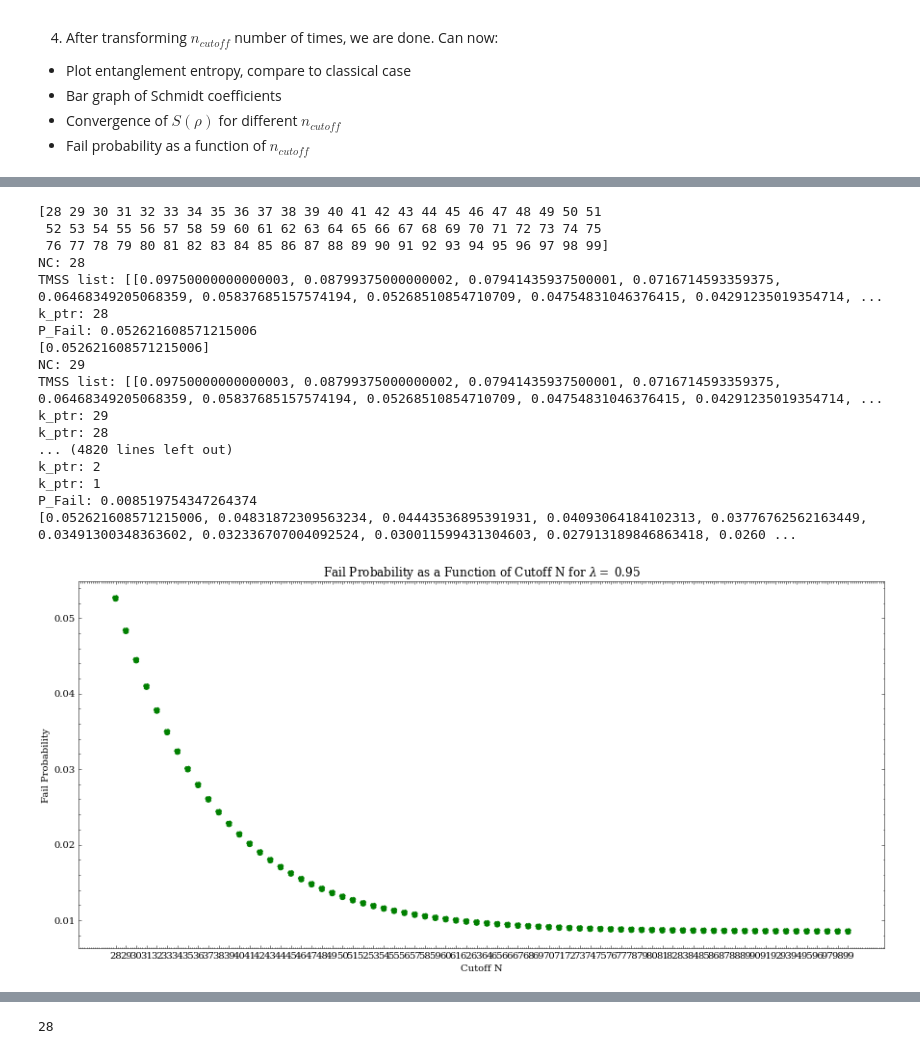
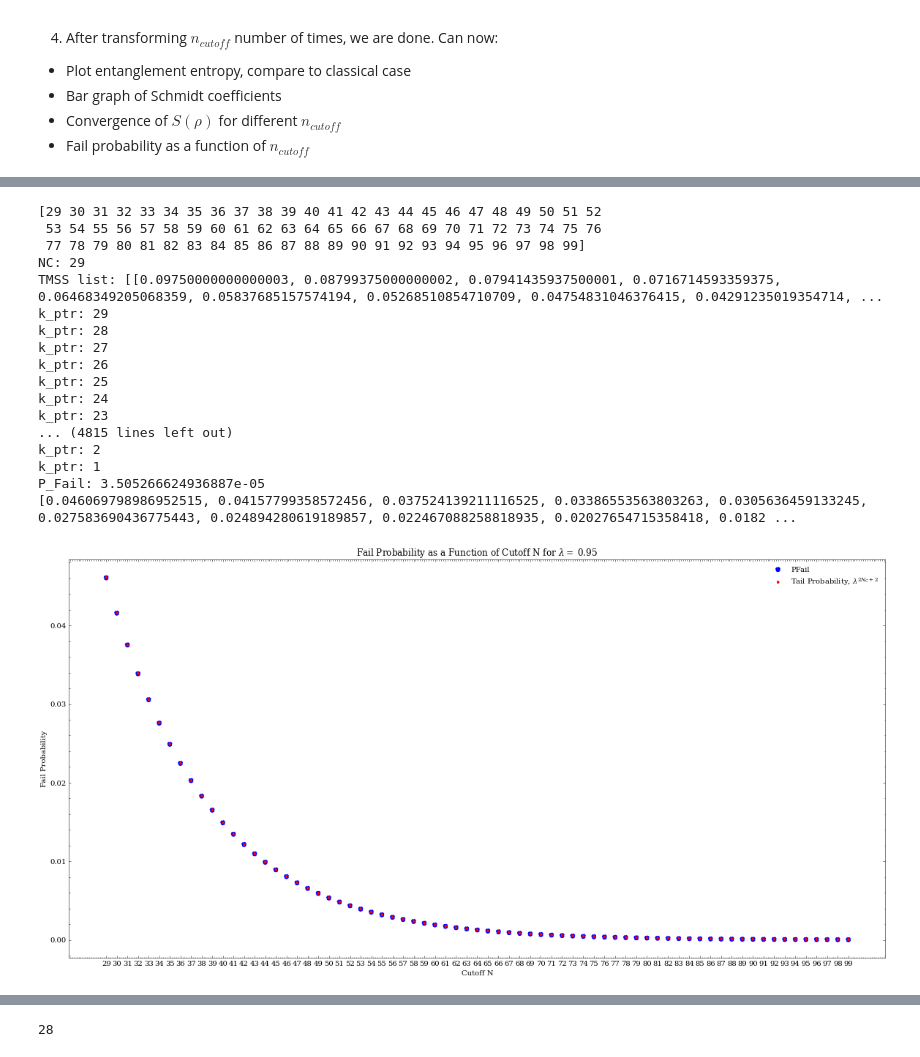
Before and after one commit to Ruchir555/State-Transfer-between-CV-Bosonic-Modes-and-Qubits, a Jupyter notebook: T_parameter_finder.ipynb, the cells around one changed output, grey strips where cells are left out. Cells and saved outputs as stored; diff of their text form; code cells hidden in the pictures.

```diff
--- a/T_parameter_finder.ipynb
+++ b/T_parameter_finder.ipynb
@@ -1064,6 +1067,8 @@ sin_2delta(0.85)
 # %% [output]
 0.9030064817182014
 # %%
+%matplotlib inline
+from matplotlib.ticker import MaxNLocator
 # Plot sin(gamma) for the Hop, transition, and NN in one plot:
 # 1) Write lambda
 # 2) Find the transition N (N_t)
@@ -1071,7 +1076,7 @@ sin_2delta(0.85)
 # 4) N=Nt and onwards use the Transition/NN expression. Plot a few rounds of NN (since it's constant)
 
 # Write lambda, find Nt
-lamb_pick = 0.98 #pick a lambda
+lamb_pick = 0.75 #pick a lambda
 Nt_lambpick = find_Transition_N(lamb_pick)
 
 # Fill sin(gamma) list
@@ -1101,11 +1106,15 @@ print(N_list)
 
 # Plot
 plt.plot(N_list, sin_gamma_list) #delta_list
-plt.rcParams['figure.figsize'] = [15, 7]  #width by height in inches
+plt.rcParams['figure.figsize'] = [20, 10]  #width by height in inches,[15, 7]
 plt.axvline(x=Nt_lambpick, label=r'$N_t$', c='r', ls = "--")
 plt.title(r"$\sin(\gamma)$ for $\lambda =$" + str(lamb_pick))
 plt.xlabel(r"N")
 plt.ylabel(r"$\sin(\gamma)$")  #\delta(\lambda)
+new_list = range(math.floor(min(N_list)), math.ceil(max(N_list))+1)
+# new_list = [1,2, 0, 0]  show only Nt (incomplete)
+plt.xticks(new_list)
+# ax.xaxis.set_major_locator(MaxNLocator(nbins=100,integer=True))
 plt.legend(loc = 'best')
 plt.show()
 # %% [output]
@@ -1237,8 +1246,8 @@ def t_parameters_2(x, y, checkMajorization = False, checkLength = True, print_va
 # Test Code:
 
 # 5D pseudo-TMS->Bell state case:
-lamb =  0.95 #2**(-1/4) + 0.01  #lambda = tanh(r), in this case lamb>=0.72 for majorization condition
-N_dim = find_Transition_N(lamb) + 7
+lamb =  0.75 #2**(-1/4) + 0.01  #lambda = tanh(r), in this case lamb>=0.72 for majorization condition
+N_dim = find_Transition_N(lamb) + 2
 # N = 1 + lamb**2 + lamb**4 + lamb**6 + lamb**8 #normalization
 # pseudoTMS5D = [1/N, lamb**2/N, lamb**4/N, lamb**6/N, lamb**8/N]
 pseudoTMSND = generateTMSSvector(atanh(lamb), N_dim)
@@ -1399,9 +1409,12 @@ def quantum_protocol(LAMB, n_cutoff): #transforms |r, n_cutoff> (truncated TMSS)
       print('k_ptr:', k_pointer)
       cos_squared_zeta = transformed_vector[k_pointer ] + transformed_vector[k_pointer-1 ]  #|n+1, n+1>, |nn> coefficients respectively
       sin_squared_gamma = 4*(LAMB**2 - LAMB**4)   #sin^2(gamma)
+      # sin_squared_gamma = (sin(arccos(2*transformed_vector[k_pointer ] -1)))**2   #sin^2(gamma)
       sin_squared_2delta = (sin_2delta(LAMB))**2  #sin^2(2delta)
-      lamb_plus = 0.5 * sqrt(1+sqrt(1-sin_squared_2delta*sin_squared_gamma))
-      lamb_minus = 0.5 * sqrt(1-sqrt(1-sin_squared_2delta*sin_squared_gamma))
+      # lamb_plus = 0.5 * sqrt(1+sqrt(1-sin_squared_2delta*sin_squared_gamma))  #why is the first sqrt here?
+      # lamb_minus = 0.5 * sqrt(1-sqrt(1-sin_squared_2delta*sin_squared_gamma)) #why is the first sqrt here?
+      lamb_plus = 0.5 * (1+sqrt(1-sin_squared_2delta*sin_squared_gamma))
+      lamb_minus = 0.5 * (1-sqrt(1-sin_squared_2delta*sin_squared_gamma))
       transformed_vector[k_pointer-1 ] = lamb_plus*(cos_squared_zeta)
       transformed_vector[k_pointer ] = lamb_minus*(cos_squared_zeta)
       transformed_TMSS_list.append(transformed_vector[:])
@@ -1423,15 +1436,19 @@ def quantum_protocol(LAMB, n_cutoff): #transforms |r, n_cutoff> (truncated TMSS)
   P_fail = 0  #initiate
   P_fail = 1-sum_arr_till_index(transformed_TMSS_list[-1], len(transformed_TMSS_list[-1]))
 
+  # Calculate P_success as |N|^2 = (alpha^2 + beta^2), where |psi> = N(alpha' |00> + beta' |11>) + |tail> after quantum transformation
+  P_success = 0 #initiate
+  P_success = sum_arr_till_index(transformed_TMSS_list[-1], len(transformed_TMSS_list[-1]))
 
-  return transformed_TMSS_list, P_fail
+  return transformed_TMSS_list, P_fail, P_success
 
 # Test Code:
-lamb_test = 0.95
-N_C = 35
-TMSS_list, PFail = quantum_protocol(lamb_test, N_C)
+lamb_test = 0.85
+N_C = find_Transition_N(lamb_test) +2
+TMSS_list, PFail, P_success = quantum_protocol(lamb_test, N_C)
 print("TMSS List: ", TMSS_list)
 print("P_fail: ", PFail)
+print("P_success: ", P_success)
 # generateTMSSvector(atanh(lamb_test), N_C)
 print('Nt:', find_Transition_N(lamb_test))
 # sum_arr_till_index(TMSS_list[-1], len(TMSS_list))
@@ -1527,45 +1590,50 @@ fig1.show()
 # Fail probability as a function of N_C:
 
 lambda_test = 0.95
-N_C_min = 28 #minimum N_C to run in code
+N_C_min = find_Transition_N(lambda_test) +1 #28 #minimum N_C to run in code
 N_C_max = 100
 N_C_lst = np.arange(N_C_min, N_C_max, 1) #generate lots of N_C
 print(N_C_lst)
 P_fail_lst = [] #initiate P_fail list
+Tail_fail_P_lst = [] #initiate getting the tail's probability list
 
 for i in range(0, len(N_C_lst)):
   TMSS_list_Q = []*(N_C_lst[i]+1) #initiate
   PFail_Q = 0 #initiate
   print('NC:', N_C_lst[i])
-  TMSS_list_Q, PFail_Q = quantum_protocol(lambda_test, N_C_lst[i])
+  TMSS_list_Q, PFail_Q, PSuccess_Q = quantum_protocol(lambda_test, N_C_lst[i])
   print('P_Fail:', PFail_Q)
   P_fail_lst.append(PFail_Q)
   print(P_fail_lst)
+  NC = N_C_lst[i]
+  Tail_fail_P_lst.append(lambda_test**(2*NC+2))
 
 # Plot:
 figP, axesP = plt.subplots(1,1)
-axesP.scatter(np.arange(0+N_C_min, len(N_C_lst)+N_C_min), P_fail_lst, color='green', linestyle='dashed', marker='o')
+axesP.scatter(np.arange(0+N_C_min, len(N_C_lst)+N_C_min), P_fail_lst, color='blue', linestyle='dashed', marker='o', label = 'PFail')
+axesP.scatter(np.arange(0+N_C_min, len(N_C_lst)+N_C_min), Tail_fail_P_lst, color='red', linestyle='dashdot', marker='.', label = r'Tail Probability, $\lambda^{2N_C+2}$')
 axesP.set_xticks(np.arange(N_C_min, N_C_max, 1))
 axesP.set_xlabel("Cutoff N")
 axesP.set_ylabel(r"Fail Probability")
 axesP.set_title(r"Fail Probability as a Function of Cutoff N for $\lambda = $ " + str(round(lambda_test, 4)))
+axesP.legend()
 figP.show()
 # %% [output]
-[28 29 30 31 32 33 34 35 36 37 38 39 40 41 42 43 44 45 46 47 48 49 50 51
- 52 53 54 55 56 57 58 59 60 61 62 63 64 65 66 67 68 69 70 71 72 73 74 75
- 76 77 78 79 80 81 82 83 84 85 86 87 88 89 90 91 92 93 94 95 96 97 98 99]
-NC: 28
-TMSS list: [[0.09750000000000003, 0.08799375000000002, 0.07941435937500001, 0.0716714593359375, 0.06468349205068359, 0.05837685157574194, 0.05268510854710709, 0.04754831046376415, 0.04291235019354714, ...
-k_ptr: 28
-P_Fail: 0.052621608571215006
-[0.052621608571215006]
+[29 30 31 32 33 34 35 36 37 38 39 40 41 42 43 44 45 46 47 48 49 50 51 52
+ 53 54 55 56 57 58 59 60 61 62 63 64 65 66 67 68 69 70 71 72 73 74 75 76
+ 77 78 79 80 81 82 83 84 85 86 87 88 89 90 91 92 93 94 95 96 97 98 99]
 NC: 29
 TMSS list: [[0.09750000000000003, 0.08799375000000002, 0.07941435937500001, 0.0716714593359375, 0.06468349205068359, 0.05837685157574194, 0.05268510854710709, 0.04754831046376415, 0.04291235019354714, ...
 k_ptr: 29
 k_ptr: 28
-... (4820 lines left out)
+k_ptr: 27
+k_ptr: 26
+k_ptr: 25
+k_ptr: 24
+k_ptr: 23
+... (4815 lines left out)
 k_ptr: 2
 k_ptr: 1
-P_Fail: 0.008519754347264374
-[0.052621608571215006, 0.04831872309563234, 0.04443536895391931, 0.04093064184102313, 0.03776762562163449, 0.03491300348363602, 0.032336707004092524, 0.030011599431304603, 0.027913189846863418, 0.0260 ...
+P_Fail: 3.505266624936887e-05
+[0.046069798986952515, 0.04157799358572456, 0.037524139211116525, 0.03386553563803263, 0.0305636459133245, 0.027583690436775443, 0.024894280619189857, 0.022467088258818935, 0.02027654715358418, 0.0182 ...
-[figure, old version]
+[figure, new version]
```
Also changed, not shown: parts of 27 cells of this notebook.
